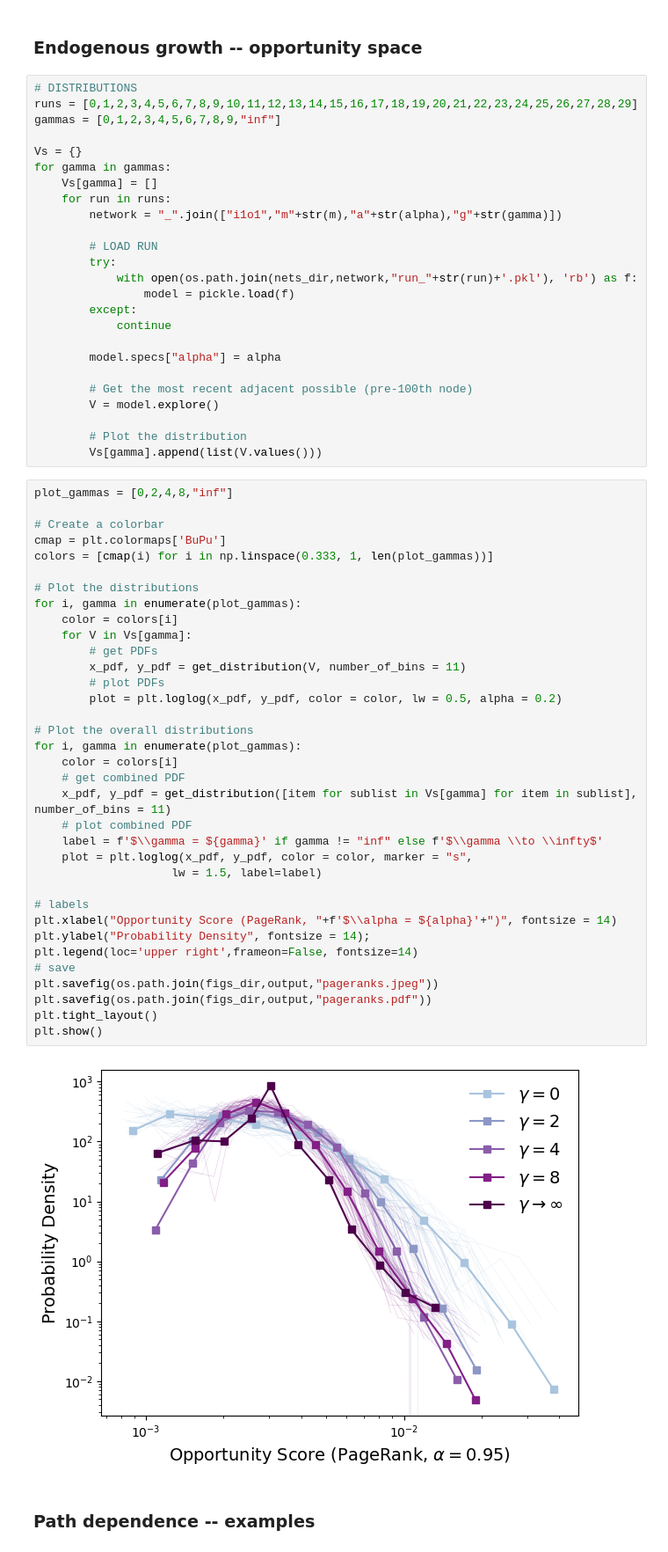
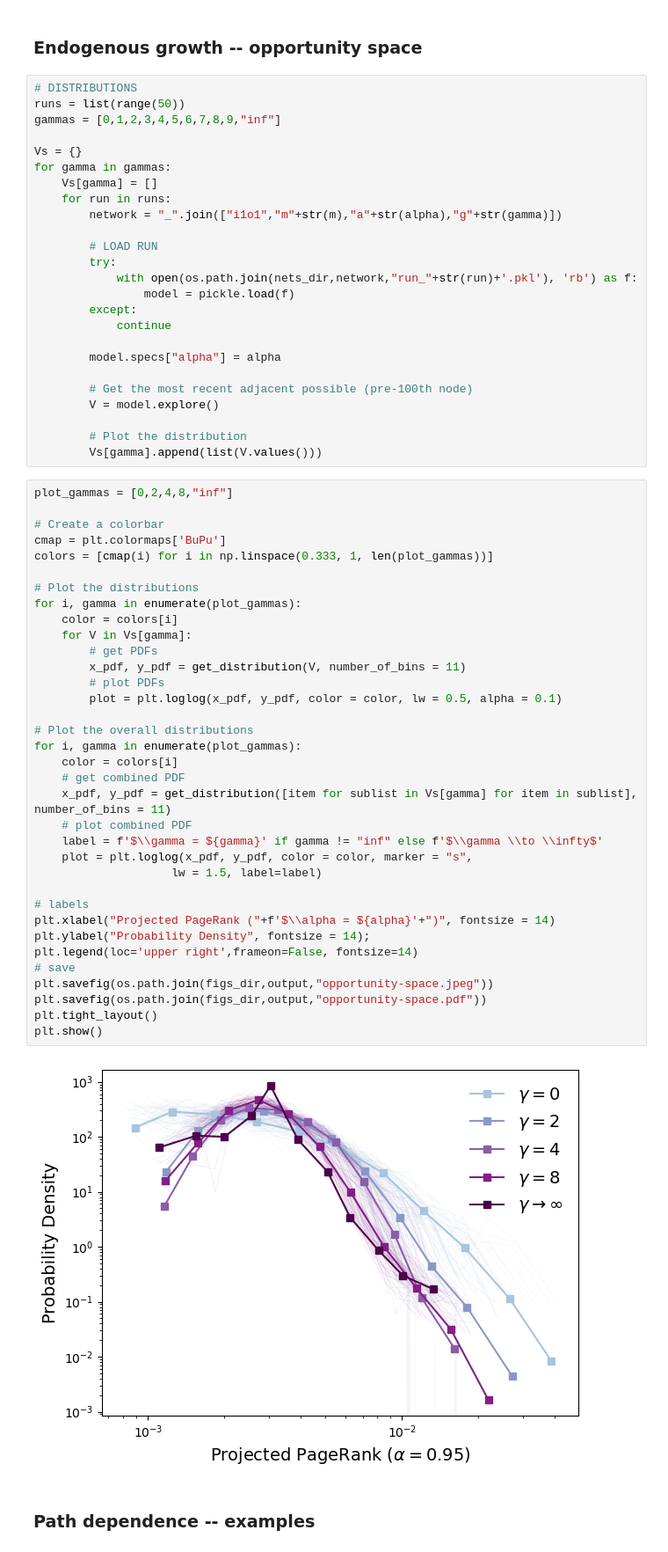
Before and after one commit to carolinamattsson/opportunistic-attachment, a Jupyter notebook: plots_space.ipynb, the cells around one changed output. Shown at 88% size. Saved outputs shown, nothing was run; the diff lists cells and outputs as text.

```diff
--- a/plots_space.ipynb
+++ b/plots_space.ipynb
@@ -39,7 +39,7 @@ if not os.path.exists(os.path.join(figs_dir,output)):
 ### Endogenous growth -- opportunity space
 # %%
 # DISTRIBUTIONS
-runs = [0,1,2,3,4,5,6,7,8,9,10,11,12,13,14,15,16,17,18,19,20,21,22,23,24,25,26,27,28,29]
+runs = list(range(50))
 gammas = [0,1,2,3,4,5,6,7,8,9,"inf"]
 
 Vs = {}
@@ -67,38 +67,38 @@ plot_gammas = [0,2,4,8,"inf"]
 
 # Create a colorbar
 cmap = plt.colormaps['BuPu']
 colors = [cmap(i) for i in np.linspace(0.333, 1, len(plot_gammas))]
 
 # Plot the distributions
 for i, gamma in enumerate(plot_gammas):
     color = colors[i]
     for V in Vs[gamma]:
         # get PDFs
         x_pdf, y_pdf = get_distribution(V, number_of_bins = 11)
         # plot PDFs
-        plot = plt.loglog(x_pdf, y_pdf, color = color, lw = 0.5, alpha = 0.2)
+        plot = plt.loglog(x_pdf, y_pdf, color = color, lw = 0.5, alpha = 0.1)
 
 # Plot the overall distributions
 for i, gamma in enumerate(plot_gammas):
     color = colors[i]
     # get combined PDF
     x_pdf, y_pdf = get_distribution([item for sublist in Vs[gamma] for item in sublist], number_of_bins = 11)
     # plot combined PDF
     label = f'$\\gamma = ${gamma}' if gamma != "inf" else f'$\\gamma \\to \\infty$'
     plot = plt.loglog(x_pdf, y_pdf, color = color, marker = "s",
                     lw = 1.5, label=label)
 
 # labels
-plt.xlabel("Opportunity Score (PageRank, "+f'$\\alpha = ${alpha}'+")", fontsize = 14)
+plt.xlabel("Projected PageRank ("+f'$\\alpha = ${alpha}'+")", fontsize = 14)
 plt.ylabel("Probability Density", fontsize = 14);
 plt.legend(loc='upper right',frameon=False, fontsize=14)
 # save
-plt.savefig(os.path.join(figs_dir,output,"pageranks.jpeg"))
-plt.savefig(os.path.join(figs_dir,output,"pageranks.pdf"))
+plt.savefig(os.path.join(figs_dir,output,"opportunity-space.jpeg"))
+plt.savefig(os.path.join(figs_dir,output,"opportunity-space.pdf"))
 plt.tight_layout()
 plt.show()
 # %% [output]
-[figure, old version]
+[figure, new version]
 # %% [markdown]
 ### Path dependence -- examples
 # %%
```
Also changed, not shown: 5 other files.
